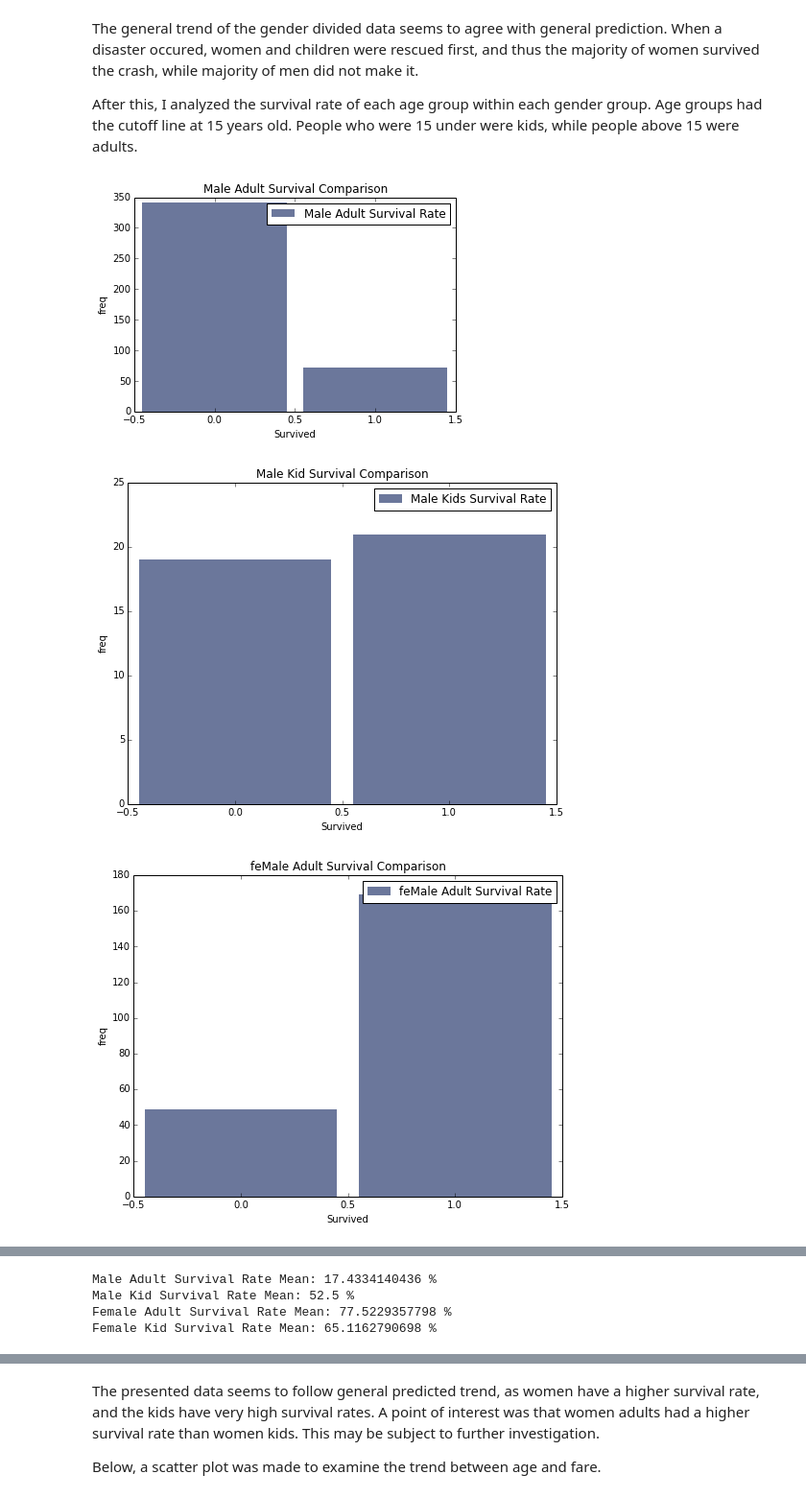
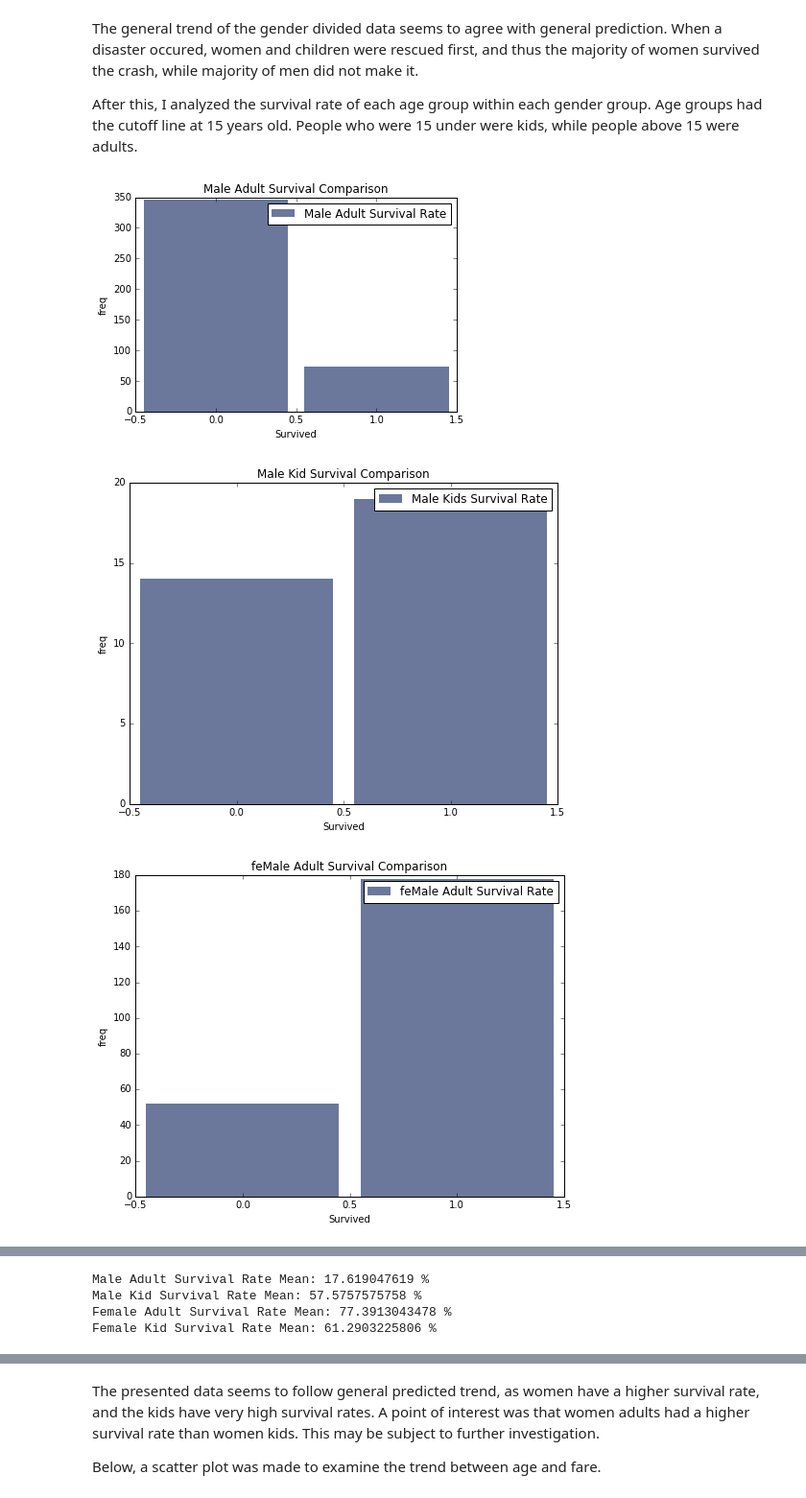
Before and after one commit to tj-kim/DataScience16WarmupProject, a Jupyter notebook: data_exploration.ipynb, the cells around one changed output, grey strips where cells are left out. Shown: that part at 96% size. Cells and saved outputs as stored; diff of their text form; code cells hidden in the pictures.

```diff
--- a/data_exploration.ipynb
+++ b/data_exploration.ipynb
@@ -86,42 +86,42 @@ After this, I analyzed the survival rate of each age group within each gender gr
 male_group = titanic_df[titanic_df.Sex == "male"]
 female_group = titanic_df[titanic_df.Sex == "female"]
 
-male_adult_group = male_group[male_group.Age > 15]
-male_kid_group = male_group[male_group.Age <= 15]
+male_adult_group = male_group[male_group.Age > 10]
+male_kid_group = male_group[male_group.Age <= 10]
 
-female_adult_group = female_group[female_group.Age > 15]
-female_kid_group = female_group[female_group.Age <= 15]
+female_adult_group = female_group[female_group.Age > 10]
+female_kid_group = female_group[female_group.Age <= 10]
 
 # Generate histogram for male adult survival frequency
 hist_male_adult_surv = thinkstats2.Hist(male_adult_group.Survived, label='Male Adult Survival Rate')
 thinkplot.Hist(hist_male_adult_surv)
 thinkplot.Show(title='Male Adult Survival Comparison',xlabel='Survived',ylabel='freq')
 
 # Generate histogram for male adult survival frequency
 hist_male_kid_surv = thinkstats2.Hist(male_kid_group.Survived, label='Male Kids Survival Rate')
 thinkplot.Hist(hist_male_kid_surv)
 thinkplot.Show(title='Male Kid Survival Comparison',xlabel='Survived',ylabel='freq')
 
 # Generate histogram for female adult survival frequency
 hist_female_adult_surv = thinkstats2.Hist(female_adult_group.Survived, label='feMale Adult Survival Rate')
 thinkplot.Hist(hist_female_adult_surv)
 thinkplot.Show(title='feMale Adult Survival Comparison',xlabel='Survived',ylabel='freq')
 
 # Generate histogram for female adult survival frequency
 hist_female_kid_surv = thinkstats2.Hist(female_kid_group.Survived, label='feMale Kids Survival Rate')
 thinkplot.Hist(hist_female_kid_surv)
 thinkplot.Show(title='feMale Kid Survival Comparison',xlabel='Survived',ylabel='freq')
 
 # Grabbing survival rates for each gender and age group using .mean()
 mean_male_adult_group = male_adult_group.Survived.mean()
 mean_male_kid_group = male_kid_group.Survived.mean()
 mean_female_adult_group = female_adult_group.Survived.mean()
 mean_female_kid_group = female_kid_group.Survived.mean()
 print "Male Adult Survival Rate Mean:", mean_male_adult_group*100, "%"
 print "Male Kid Survival Rate Mean:", mean_male_kid_group*100, "%"
 print "Female Adult Survival Rate Mean:", mean_female_adult_group*100, "%"
 print "Female Kid Survival Rate Mean:", mean_female_kid_group*100, "%"
 # %% [output]
-[figure, old version]
+[figure, new version]
-[figure, old version]
+[figure, new version]
-[figure, old version]
+[figure, new version]
@@ -129,7 +129,7 @@ print "Female Kid Survival Rate Mean:", mean_female_kid_group*100, "%"
-Male Adult Survival Rate Mean: 17.4334140436 %
-Male Kid Survival Rate Mean: 52.5 %
-Female Adult Survival Rate Mean: 77.5229357798 %
-Female Kid Survival Rate Mean: 65.1162790698 %
+Male Adult Survival Rate Mean: 17.619047619 %
+Male Kid Survival Rate Mean: 57.5757575758 %
+Female Adult Survival Rate Mean: 77.3913043478 %
+Female Kid Survival Rate Mean: 61.2903225806 %
 <matplotlib.figure.Figure at 0x...>
 # %% [markdown]
 The presented data seems to follow general predicted trend, as women have a higher survival rate, and the kids have very high survival rates. A point of interest was that women adults had a higher survival rate than women kids. This may be subject to further investigation.
```
Also changed, not shown: parts of 3 cells of this notebook, 5 other files.
